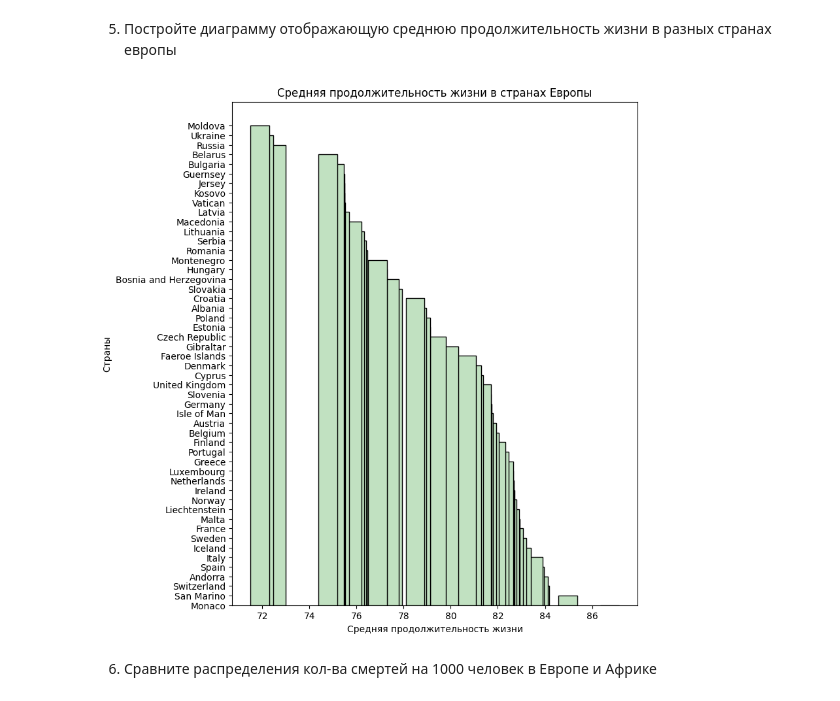
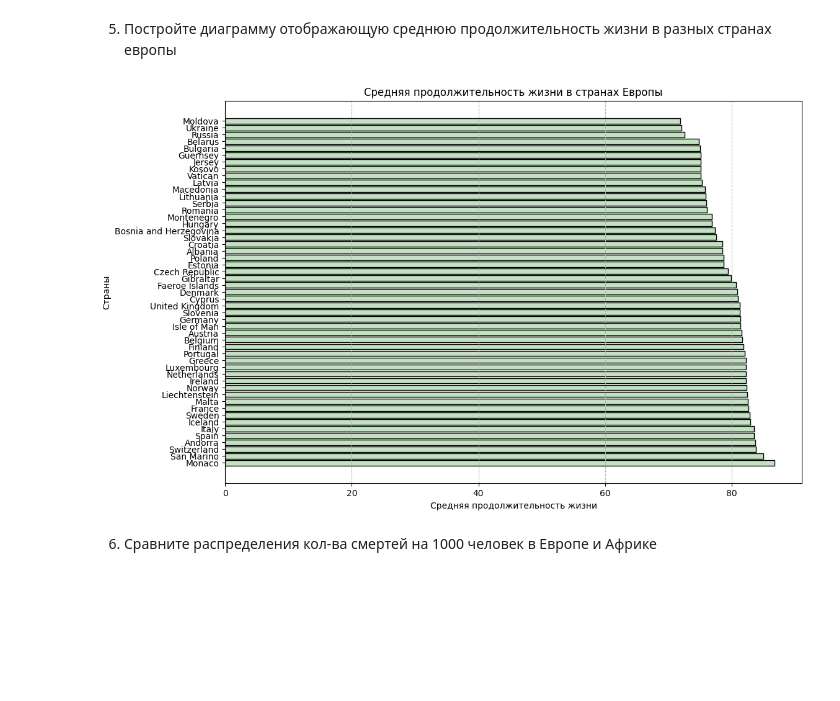
Before and after one commit to EDPankina/ML, a Jupyter notebook: laba1/Lab1_3.ipynb, the cells around one changed output. Saved outputs shown, nothing was run; the diff lists cells and outputs as text; code cells hidden in the pictures; blank space fills up the shorter version.

```diff
--- a/laba1/Lab1_3.ipynb
+++ b/laba1/Lab1_3.ipynb
@@ -377,18 +377,17 @@ plt.show()
 # %%
 europe_c = dataset[dataset['continent'] == 'Europe']
 europe_c = europe_c.sort_values(by='life_expectancy', ascending=False)
 
-# Построим столбчатую диаграмму
-plt.figure(figsize=(8, 10))
-plt.bar( europe_c['life_expectancy'], europe_c['location'],color='#C1E1C1', edgecolor='black')
+plt.figure(figsize=(12, 8))
+plt.barh(europe_c['location'], europe_c['life_expectancy'], color='#C1E1C1', edgecolor='black')
 plt.title('Средняя продолжительность жизни в странах Европы')
+plt.xlabel('Средняя продолжительность жизни')
 plt.ylabel('Страны')
-plt.xlabel('Средняя продолжительность жизни')
-
+plt.grid(axis='x', linestyle='--')
 
 plt.show()
 # %% [output]
-[figure, old version]
+[figure, new version]
 # %% [markdown]
 6. Сравните распределения кол-ва смертей на 1000 человек в Европе и Африке
 # %%
```
Also changed, not shown: parts of 5 cells of this notebook.
